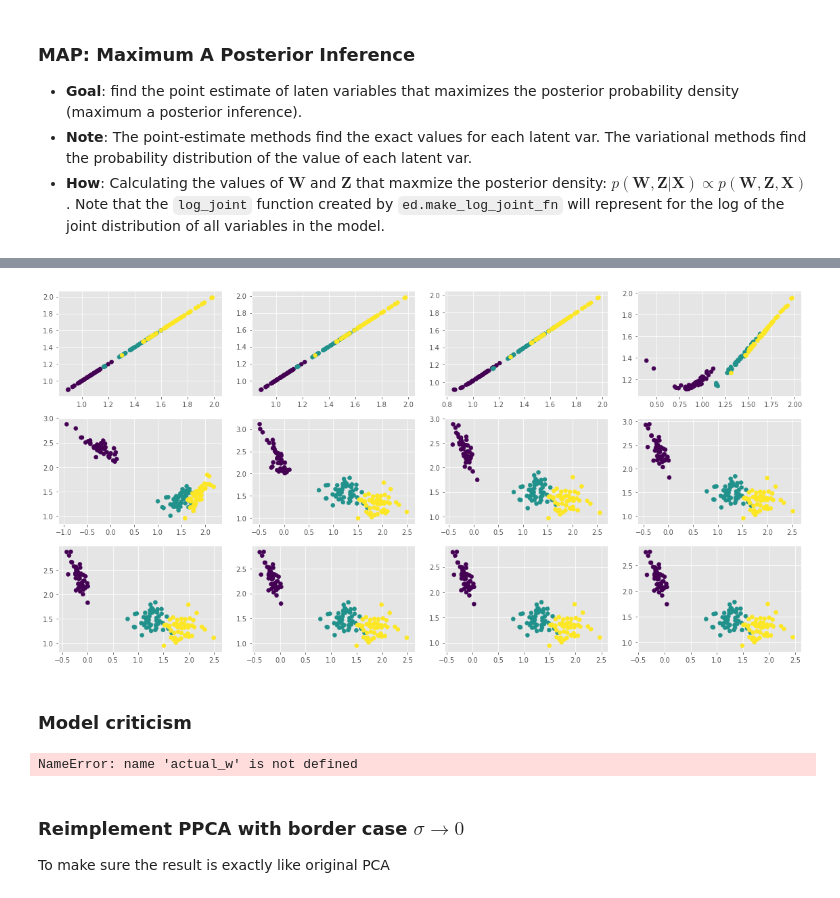
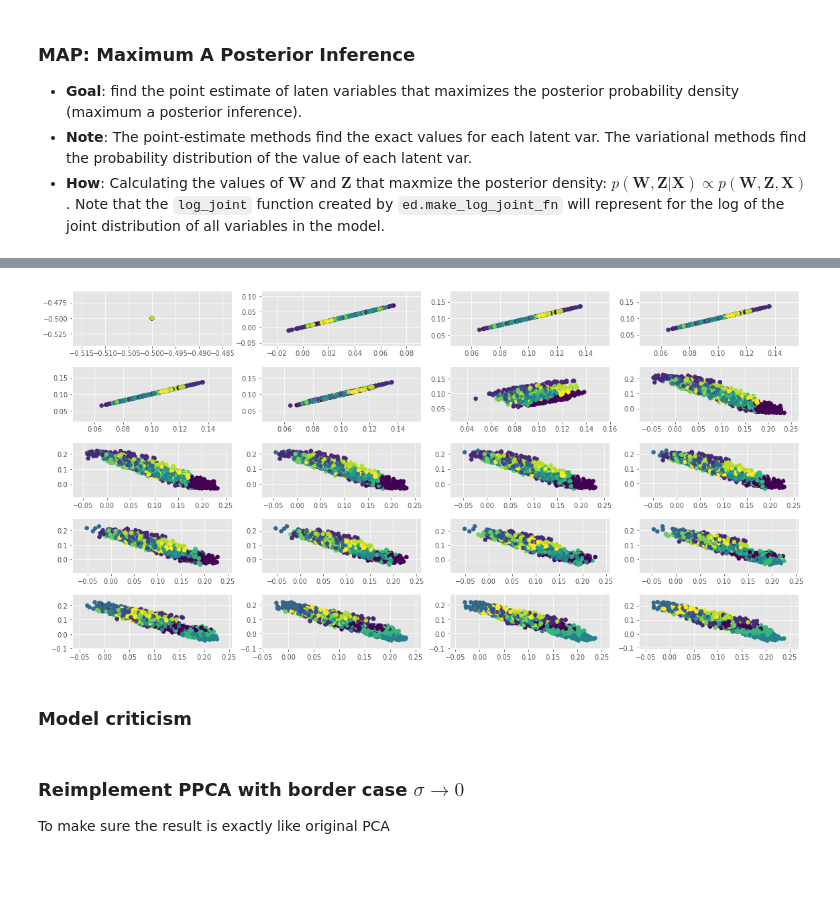
Before and after one commit to vu-minh/prob_dr, a Jupyter notebook: PPCA_MAP.ipynb, the cells around one changed output, grey strips where cells are left out. Saved outputs shown, nothing was run; the diff lists cells and outputs as text; code cells hidden in the pictures; blank space fills up the shorter version.

```diff
--- a/PPCA_MAP.ipynb
+++ b/PPCA_MAP.ipynb
@@ -63,7 +72,7 @@ stddev_w = 1.0
         \mathbf{W} \mathbf{z}_n, \sigma^2 \mathbf{I}
       )$
 # %%
-def ppca_model(data_dim, latent_dim, num_datapoints, stddev_datapoints, stddev_w=1):
+def ppca_model(data_dim, latent_dim, num_datapoints, stddev_datapoints, stddev_w=1.0):
     w = ed.Normal(loc=tf.zeros([data_dim, latent_dim]),
                   scale=stddev_w * tf.ones([data_dim, latent_dim]),
                   name="w") # parameter
@@ -150,8 +161,11 @@ interactive(children=(FloatSlider(value=1.000005, description='noise', max=2.0,
 # %%
-losses, w_map, z_map, traceZ = train_map(noise=1e-8, std_w=1.0, num_epochs=2500, learning_rate=0.25)
+losses, w_map, z_map, traceZ = train_map(
+    noise=1e-4, std_w=1.0, num_epochs=2000, learning_rate=1.5)
 plt.plot(range(len(losses)), losses)
+# plt.savefig('./plots/loss_iris_zero_noise.png')
 plt.show()
 plt.scatter(z_map[0, :], z_map[1, :], c=y_class)
-plt.matshow(w_inferred_map.T, cmap='viridis')
+# plt.savefig('./plots/scatter_iris_zero_noise.png')
+plt.matshow(w_map.T, cmap='viridis')
 plt.show()
 # %% [output]
@@ -165,22 +180,24 @@ print(len(traceZ))
 # %%
 # 150 traces
+n_rows = 5
+n_cols = 4
 
-fig, axes = plt.subplots(3, 4, figsize=(16,8))
+fig, axes = plt.subplots(5, 4, figsize=(16,8))
 ax = axes.ravel()
 
-for i in range(22,34):
-    z_map = traceZ[i*2]
-    ax[i-22].scatter(z_map[0, :], z_map[1, :], c=y_class)
+for i, ax in enumerate(axes.ravel()):
+    z_map = traceZ[i*10]
+    ax.scatter(z_map[0, :], z_map[1, :], c=y_class)
 
 plt.tight_layout()
 # %% [output]
-[figure, old version]
+[figure, new version]
 # %% [markdown]
 ### Model criticism
 # %%
 # using Edward2 model to sample data from inferred values of W and Z
 
-def replace_latents(w=actual_w, z=actual_z):
+def replace_latents(w, z):
     def interceptor(rv_constructor, *rv_args, **rv_kwargs):
         """Replace the prior with actual values to generate samples from."""
         name = rv_kwargs.pop("name")
@@ -193,7 +210,7 @@ def replace_latents(w=actual_w, z=actual_z):
     return interceptor
 
 
-with ed.interception(replace_latents(w_inferred_map, z_inferred_map)):
+with ed.interception(replace_latents(w_map, z_map)):
     generative_process = ppca_model(
         data_dim=data_dim, latent_dim=latent_dim,
         num_datapoints=num_datapoints, stddev_datapoints=stddev_datapoints
@@ -201,8 +218,6 @@ with ed.interception(replace_latents(w_inferred_map, z_inferred_map)):
 
 with tf.Session() as sess:
     x_generated, _ = sess.run(generative_process)
-# %% [output]
-NameError: name 'actual_w' is not defined
 # %% [markdown]
 ### Reimplement PPCA with border case $\sigma \rightarrow 0$
 To make sure the result is exactly like original PCA
```
Also changed, not shown: parts of 6 cells of this notebook.
